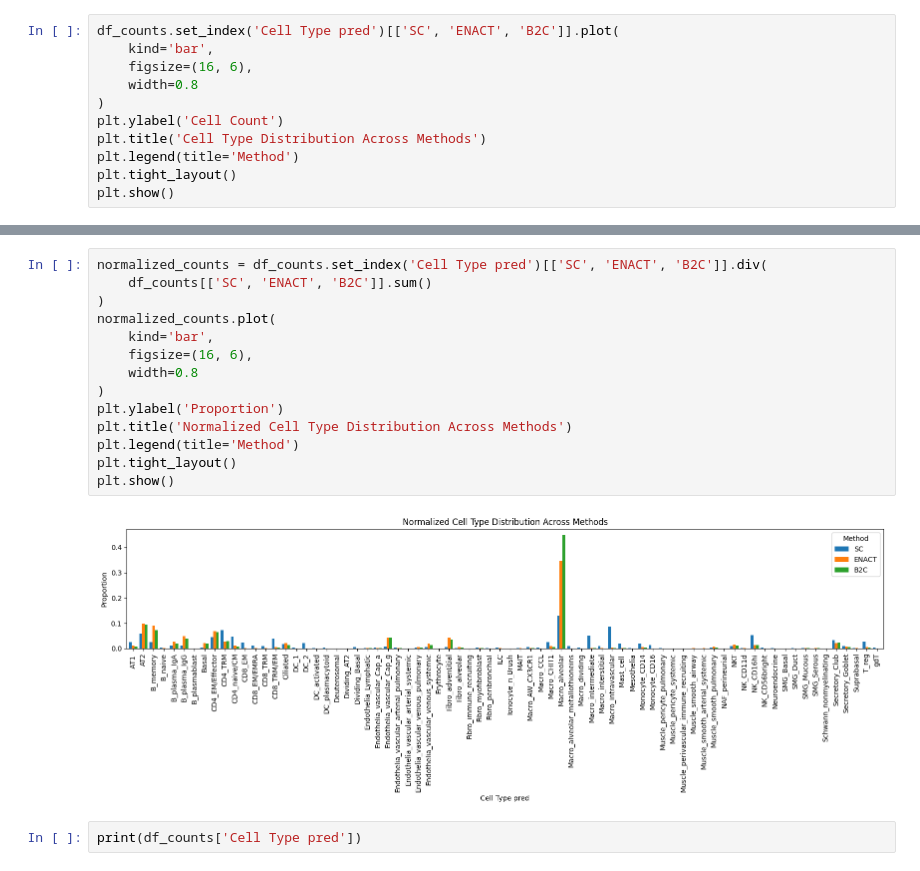
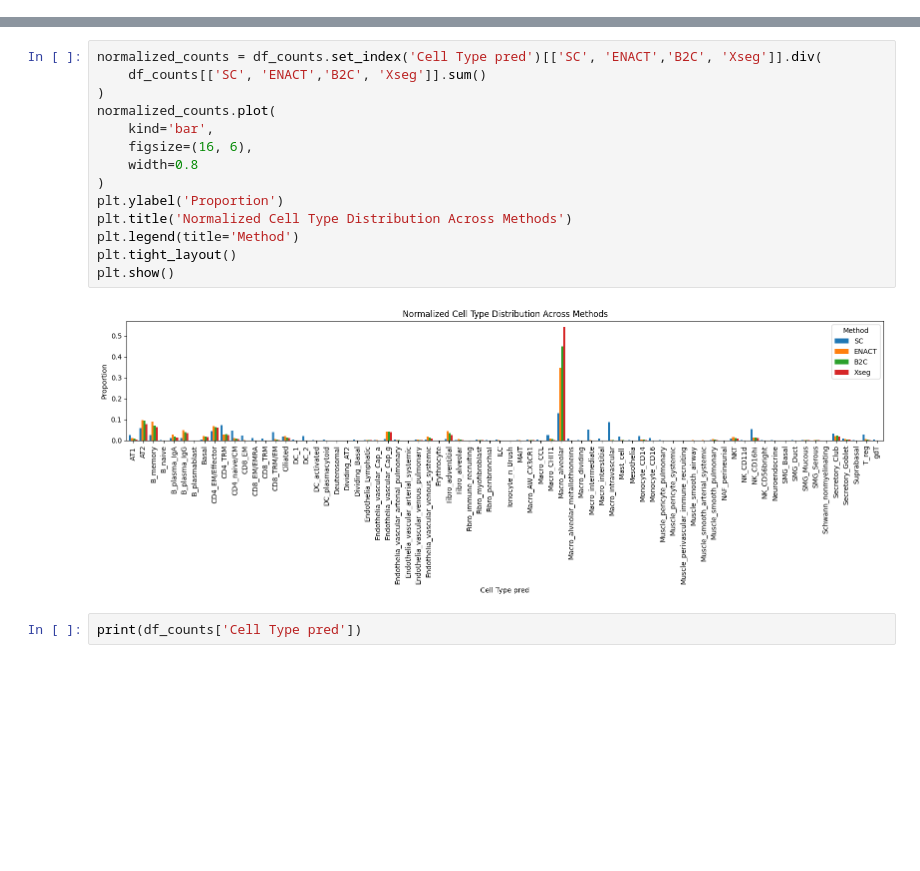
Before and after one commit to RaphaelDeGottardi/MasterThesis, a Jupyter notebook: Benchmarking pipeline/CellTypeAssignment metrics/Celltypist/Celltypist_plots.ipynb, the cells around one changed output, grey strips where cells are left out. Cells and saved outputs as stored; diff of their text form; blank space fills up the shorter version.

```diff
--- a/Benchmarking pipeline/CellTypeAssignment metrics/Celltypist/Celltypist_plots.ipynb
+++ b/Benchmarking pipeline/CellTypeAssignment metrics/Celltypist/Celltypist_plots.ipynb
@@ -42,11 +47,0 @@ print(df_counts.head())
-# %%
-df_counts.set_index('Cell Type pred')[['SC', 'ENACT', 'B2C']].plot(
-    kind='bar',
-    figsize=(16, 6),
-    width=0.8
-)
-plt.ylabel('Cell Count')
-plt.title('Cell Type Distribution Across Methods')
-plt.legend(title='Method')
-plt.tight_layout()
-plt.show()
@@ -55,19 +48,19 @@ plt.show()
 # %%
-normalized_counts = df_counts.set_index('Cell Type pred')[['SC', 'ENACT', 'B2C']].div(
-    df_counts[['SC', 'ENACT', 'B2C']].sum()
+normalized_counts = df_counts.set_index('Cell Type pred')[['SC', 'ENACT','B2C', 'Xseg']].div(
+    df_counts[['SC', 'ENACT','B2C', 'Xseg']].sum()
 )
 normalized_counts.plot(
     kind='bar',
     figsize=(16, 6),
     width=0.8
 )
 plt.ylabel('Proportion')
 plt.title('Normalized Cell Type Distribution Across Methods')
 plt.legend(title='Method')
 plt.tight_layout()
 plt.show()
 # %% [output]
-[figure, old version]
+[figure, new version]
 # %%
 print(df_counts['Cell Type pred'])
 # %% [output]
```
Also changed, not shown: parts of 12 cells of this notebook, 10 other files.
